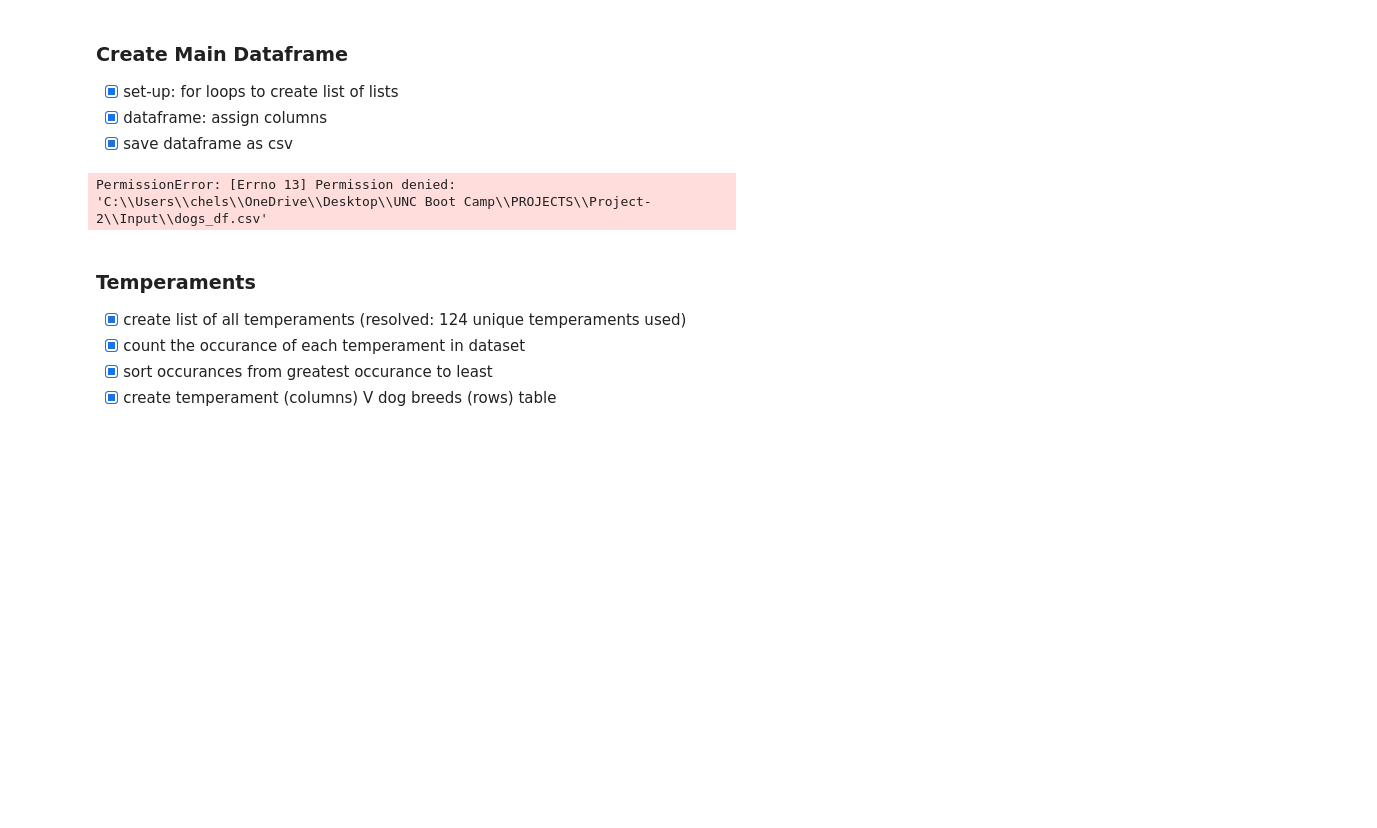
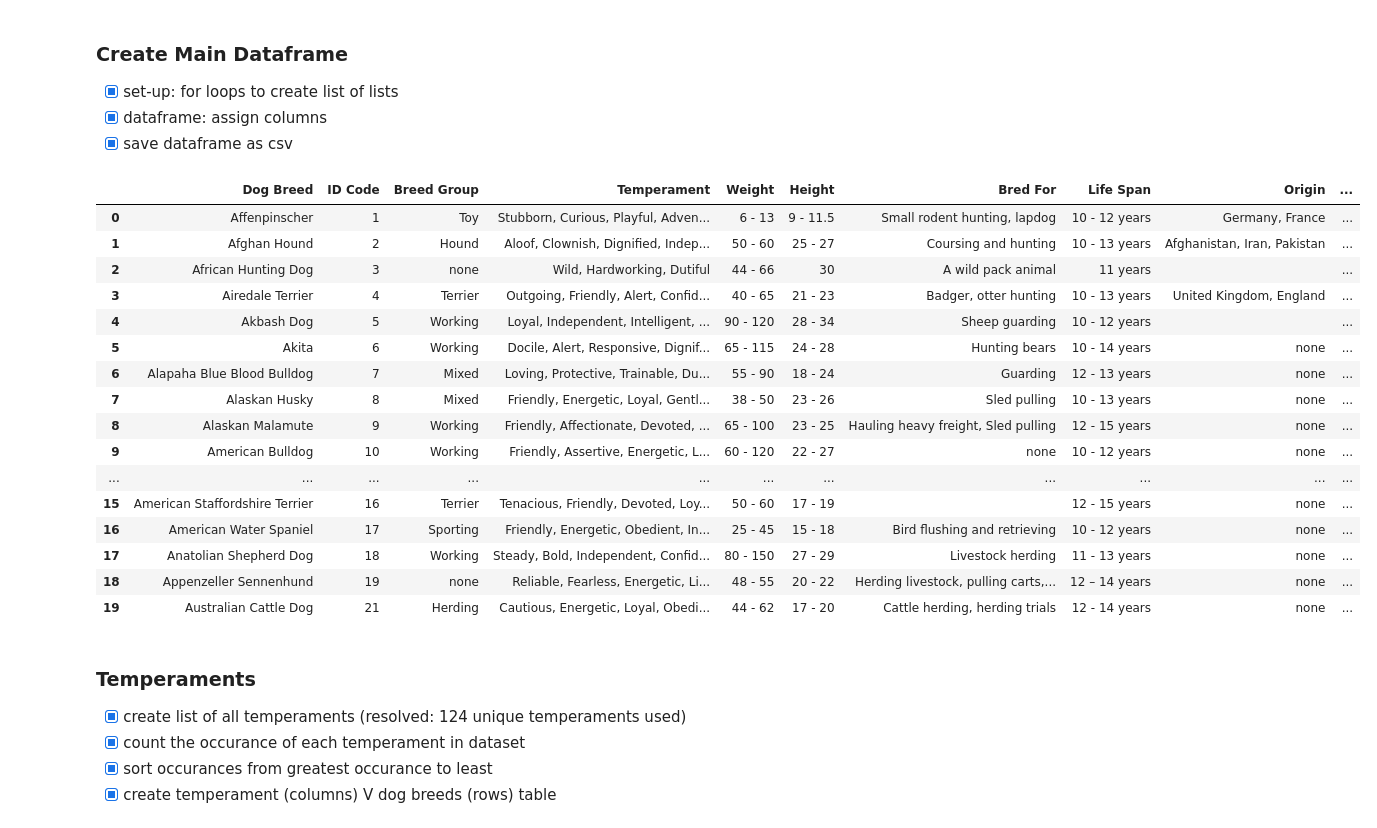
Before and after one commit to chelseasenter/Doggo-Webpage, a Jupyter notebook: Input/dog-breed.ipynb, the cells around one changed output. Cells and saved outputs as stored; diff of their text form; code cells hidden in the pictures; blank space fills up the shorter version.

```diff
--- a/Input/dog-breed.ipynb
+++ b/Input/dog-breed.ipynb
@@ -80,7 +100,7 @@ for puppers in doggos:
     bred_for = puppers.get('bred_for','none')
     life_span = puppers.get('life_span','none')
     origin = puppers.get('origin','none')
-#     country_code = puppers.get('country_code')
+    country_code = puppers.get('country_code')
     ref_img_id = puppers.get('reference_image_id', 'none')
 
     entry.append(name)
@@ -92,7 +112,7 @@ for puppers in doggos:
     entry.append(bred_for)
     entry.append(life_span)
     entry.append(origin)
-#     entry.append(country_code)
+    entry.append(country_code)
     entry.append(ref_img_id)
     dogs.append(entry)
 
@@ -107,23 +127,39 @@ for puppers in doggos:
 # %%
 # create dataframe
 dogs_df = pd.DataFrame(dogs, columns =['Dog Breed',
                                        'ID Code',
                                        'Breed Group',
                                        'Temperament',
                                        'Weight',
                                        'Height',
                                        'Bred For',
                                        'Life Span',
                                        'Origin',
-#                                        'Country Code',
+                                       'Country Code',
                                        'Reference Image ID'
                                       ])
-# dogs_df.head(20)
+dogs_df.head(20)
+# %% [output]
+|  | Dog Breed | ID Code | Breed Group | Temperament | Weight | Height | Bred For | Life Span | Origin | ... |
+| 0 | Affenpinscher | 1 | Toy | Stubborn, Curious, Playful, Adven... | 6 - 13 | 9 - 11.5 | Small rodent hunting, lapdog | 10 - 12 years | Germany, France | ... |
+| 1 | Afghan Hound | 2 | Hound | Aloof, Clownish, Dignified, Indep... | 50 - 60 | 25 - 27 | Coursing and hunting | 10 - 13 years | Afghanistan, Iran, Pakistan | ... |
+| 2 | African Hunting Dog | 3 | none | Wild, Hardworking, Dutiful | 44 - 66 | 30 | A wild pack animal | 11 years |  | ... |
+| 3 | Airedale Terrier | 4 | Terrier | Outgoing, Friendly, Alert, Confid... | 40 - 65 | 21 - 23 | Badger, otter hunting | 10 - 13 years | United Kingdom, England | ... |
+| 4 | Akbash Dog | 5 | Working | Loyal, Independent, Intelligent, ... | 90 - 120 | 28 - 34 | Sheep guarding | 10 - 12 years |  | ... |
+| 5 | Akita | 6 | Working | Docile, Alert, Responsive, Dignif... | 65 - 115 | 24 - 28 | Hunting bears | 10 - 14 years | none | ... |
+| 6 | Alapaha Blue Blood Bulldog | 7 | Mixed | Loving, Protective, Trainable, Du... | 55 - 90 | 18 - 24 | Guarding | 12 - 13 years | none | ... |
+| 7 | Alaskan Husky | 8 | Mixed | Friendly, Energetic, Loyal, Gentl... | 38 - 50 | 23 - 26 | Sled pulling | 10 - 13 years | none | ... |
+| 8 | Alaskan Malamute | 9 | Working | Friendly, Affectionate, Devoted, ... | 65 - 100 | 23 - 25 | Hauling heavy freight, Sled pulling | 12 - 15 years | none | ... |
+| 9 | American Bulldog | 10 | Working | Friendly, Assertive, Energetic, L... | 60 - 120 | 22 - 27 | none | 10 - 12 years | none | ... |
+| ... | ... | ... | ... | ... | ... | ... | ... | ... | ... | ... |
+| 15 | American Staffordshire Terrier | 16 | Terrier | Tenacious, Friendly, Devoted, Loy... | 50 - 60 | 17 - 19 |  | 12 - 15 years | none | ... |
+| 16 | American Water Spaniel | 17 | Sporting | Friendly, Energetic, Obedient, In... | 25 - 45 | 15 - 18 | Bird flushing and retrieving | 10 - 12 years | none | ... |
+| 17 | Anatolian Shepherd Dog | 18 | Working | Steady, Bold, Independent, Confid... | 80 - 150 | 27 - 29 | Livestock herding | 11 - 13 years | none | ... |
+| 18 | Appenzeller Sennenhund | 19 | none | Reliable, Fearless, Energetic, Li... | 48 - 55 | 20 - 22 | Herding livestock, pulling carts,... | 12 – 14 years | none | ... |
+| 19 | Australian Cattle Dog | 21 | Herding | Cautious, Energetic, Loyal, Obedi... | 44 - 62 | 17 - 20 | Cattle herding, herding trials | 12 - 14 years | none | ... |
 # %%
 # save dogs dataframe to csv file
 dogs_df.to_csv(r'C:\Users\chels\OneDrive\Desktop\UNC Boot Camp\PROJECTS\Project-2\Input\dogs_df.csv')
-# %% [output]
-PermissionError: [Errno 13] Permission denied: 'C:\\Users\\chels\\OneDrive\\Desktop\\UNC Boot Camp\\PROJECTS\\Project-2\\Input\\dogs_df.csv'
 # %% [markdown]
 ### Temperaments
 - [x] create list of all temperaments (resolved: 124 unique temperaments used)
```
Also changed, not shown: parts of 7 cells of this notebook, 1 other file.
